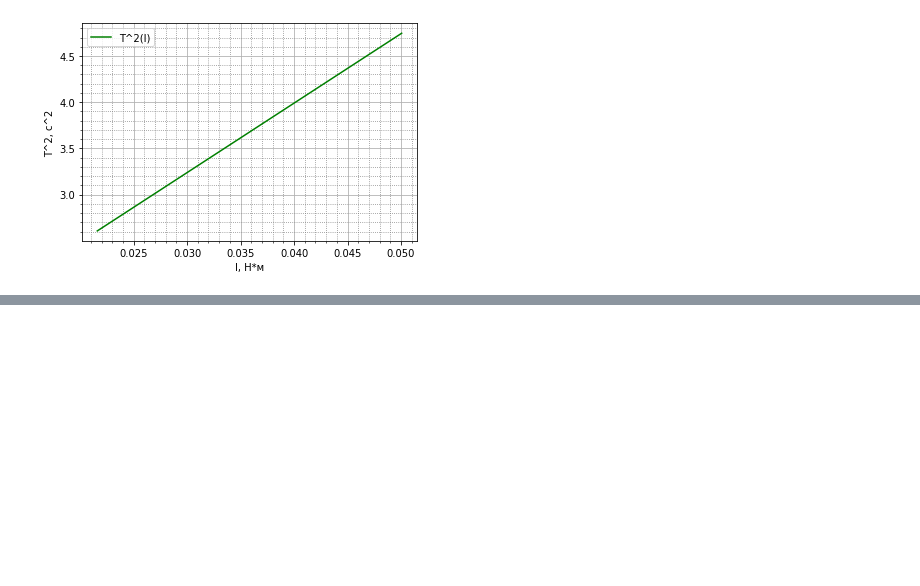
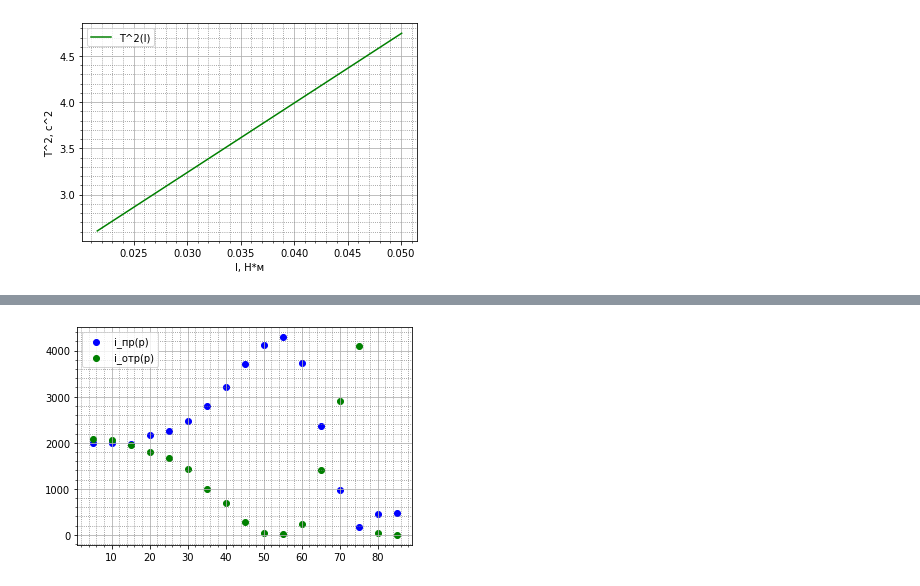
Before and after one commit to petmila/ITMO_Physics, a Jupyter notebook: Physics_labs_3_sem.ipynb, the cells around one changed output, grey strips where cells are left out. Saved outputs shown, nothing was run; the diff lists cells and outputs as text; code cells hidden in the pictures; blank space fills up the shorter version.

```diff
--- a/Physics_labs_3_sem.ipynb
+++ b/Physics_labs_3_sem.ipynb
@@ -178,0 +262,19 @@ plt.show()
+# %%
+plt.minorticks_on()
+plt.grid(True, which='both')
+plt.grid(which='minor', color='gray', linestyle=':')
+
+a = [5,10,15,20,25,30,35,40,45,50,55,60,65,70,75,80,85]
+i_отр_p = [2080,2070,1960,1810,1660,1420,1000,690,280,50,10,230,1400,2900,4090,40,0]
+i_пр_p = [2000,1990,1980,2170,2250,2470,2800,3210,3700,4120,4290,3740,2370,970,180,460,480]
+
+plt.scatter(a, i_пр_p, color='blue', label="i_пр(p)")
+plt.scatter(a, i_отр_p, color='green', label="i_отр(p)")
+
+plt.legend()
+plt.ylabel("")
+plt.xlabel("")
+plt.savefig('lab_4.09.jpg')
+plt.show()
+# %% [output]
+[figure, added]
```
Also changed, not shown: parts of 7 cells of this notebook, 2 other files.
